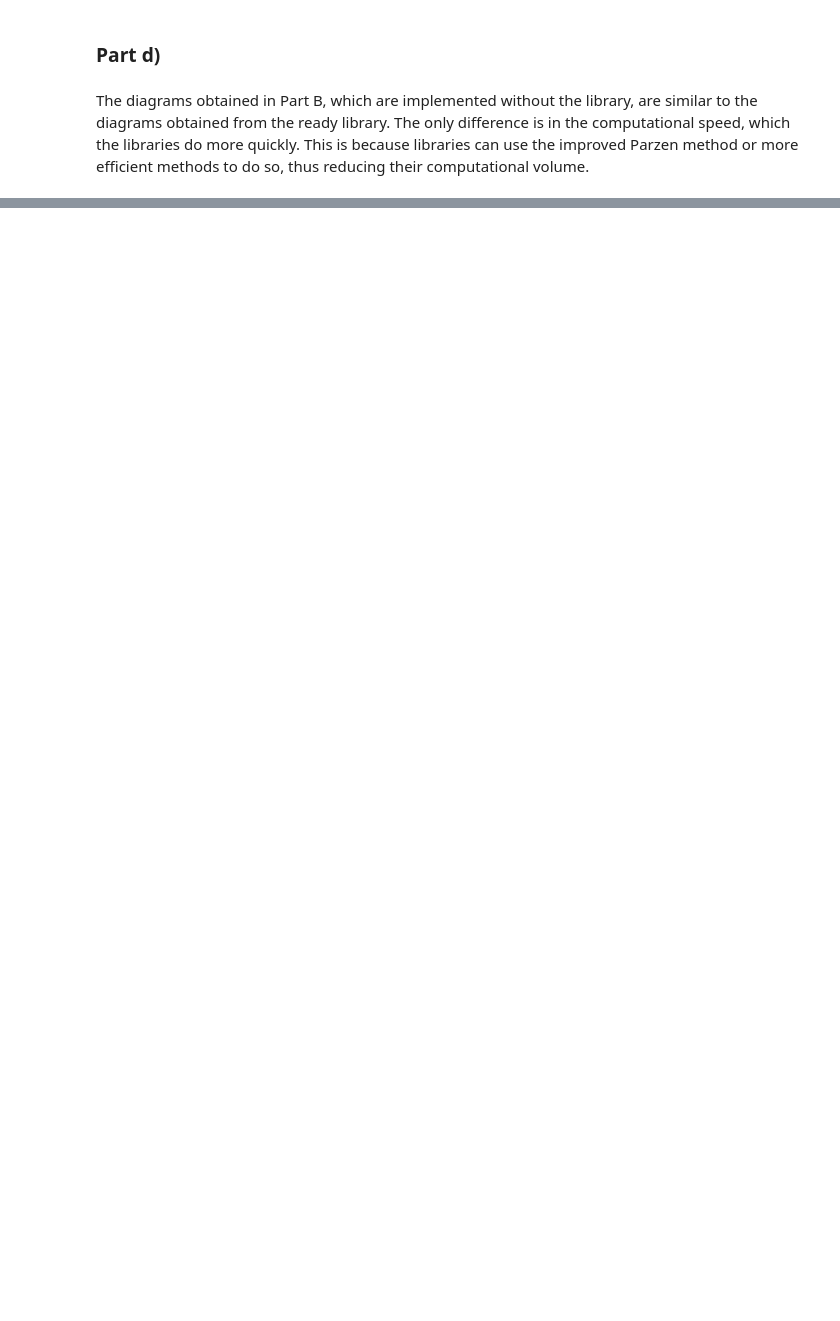
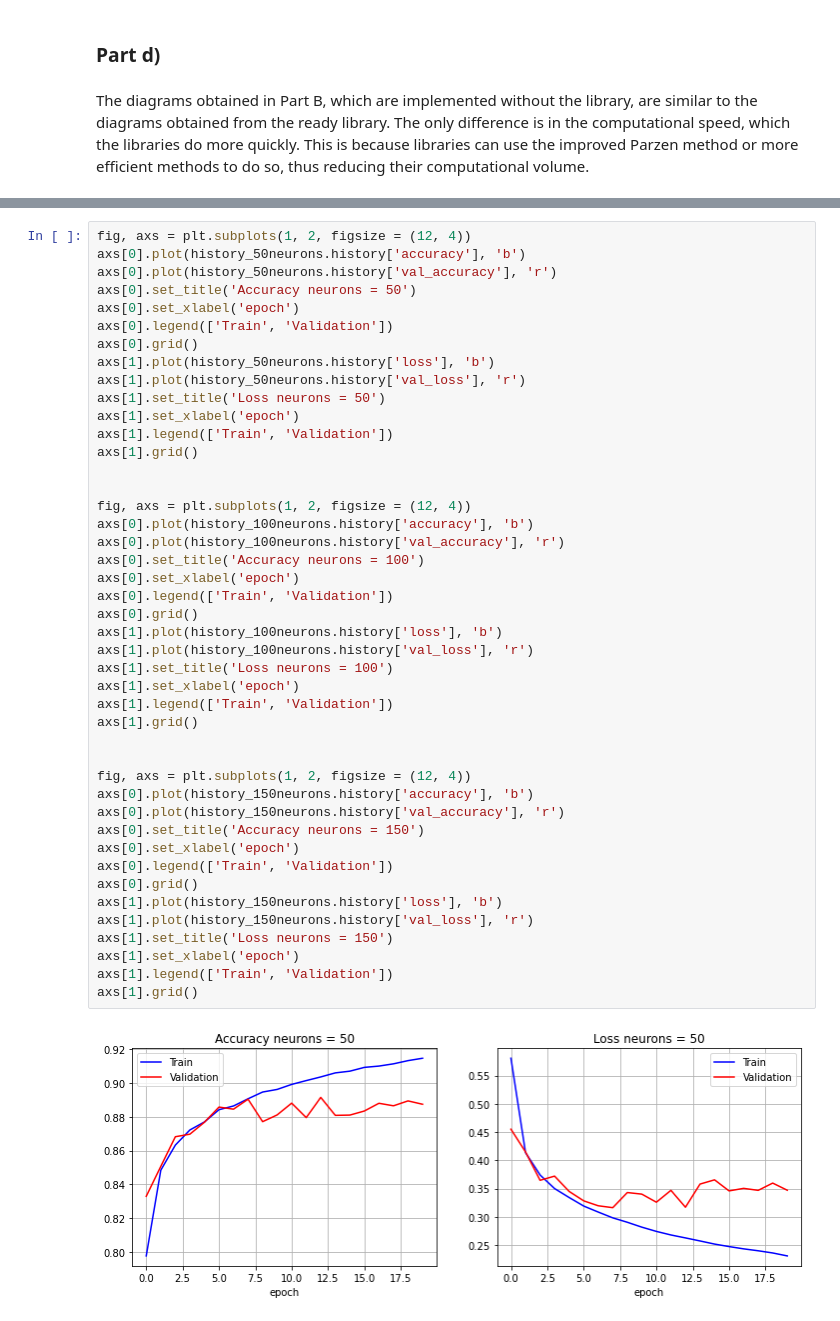
Before and after one commit to Arashlf/UT_ML_Course, a Jupyter notebook: Homework3/Q4_8.ipynb, the cells around one changed output, grey strips where cells are left out. Saved outputs shown, nothing was run; the diff lists cells and outputs as text; blank space fills up the shorter version.

```diff
--- a/Homework3/Q4_8.ipynb
+++ b/Homework3/Q4_8.ipynb
@@ -165,0 +452,46 @@ The diagrams obtained in Part B, which are implemented without the library, are
+# %%
+fig, axs = plt.subplots(1, 2, figsize = (12, 4))
+axs[0].plot(history_50neurons.history['accuracy'], 'b')
+axs[0].plot(history_50neurons.history['val_accuracy'], 'r')
+axs[0].set_title('Accuracy neurons = 50')
+axs[0].set_xlabel('epoch')
+axs[0].legend(['Train', 'Validation'])
+axs[0].grid()
+axs[1].plot(history_50neurons.history['loss'], 'b')
+axs[1].plot(history_50neurons.history['val_loss'], 'r')
+axs[1].set_title('Loss neurons = 50')
+axs[1].set_xlabel('epoch')
+axs[1].legend(['Train', 'Validation'])
+axs[1].grid()
+
+
+fig, axs = plt.subplots(1, 2, figsize = (12, 4))
+axs[0].plot(history_100neurons.history['accuracy'], 'b')
+axs[0].plot(history_100neurons.history['val_accuracy'], 'r')
+axs[0].set_title('Accuracy neurons = 100')
+axs[0].set_xlabel('epoch')
+axs[0].legend(['Train', 'Validation'])
+axs[0].grid()
+axs[1].plot(history_100neurons.history['loss'], 'b')
+axs[1].plot(history_100neurons.history['val_loss'], 'r')
+axs[1].set_title('Loss neurons = 100')
+axs[1].set_xlabel('epoch')
+axs[1].legend(['Train', 'Validation'])
+axs[1].grid()
+
+
+fig, axs = plt.subplots(1, 2, figsize = (12, 4))
+axs[0].plot(history_150neurons.history['accuracy'], 'b')
+axs[0].plot(history_150neurons.history['val_accuracy'], 'r')
+axs[0].set_title('Accuracy neurons = 150')
+axs[0].set_xlabel('epoch')
+axs[0].legend(['Train', 'Validation'])
+axs[0].grid()
+axs[1].plot(history_150neurons.history['loss'], 'b')
+axs[1].plot(history_150neurons.history['val_loss'], 'r')
+axs[1].set_title('Loss neurons = 150')
+axs[1].set_xlabel('epoch')
+axs[1].legend(['Train', 'Validation'])
+axs[1].grid()
+# %% [output]
+[figure, added]
```
Also changed, not shown: parts of 34 cells of this notebook.
